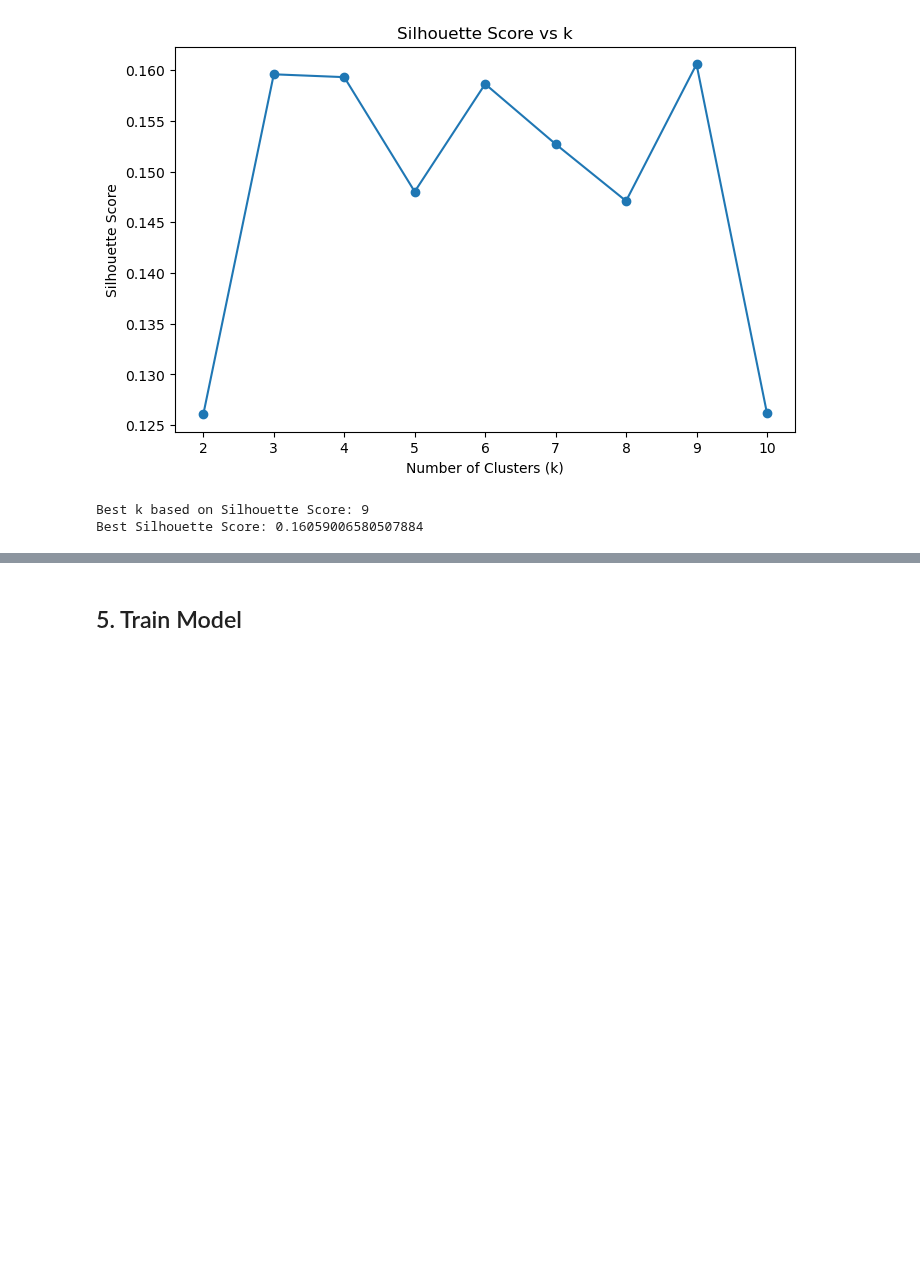
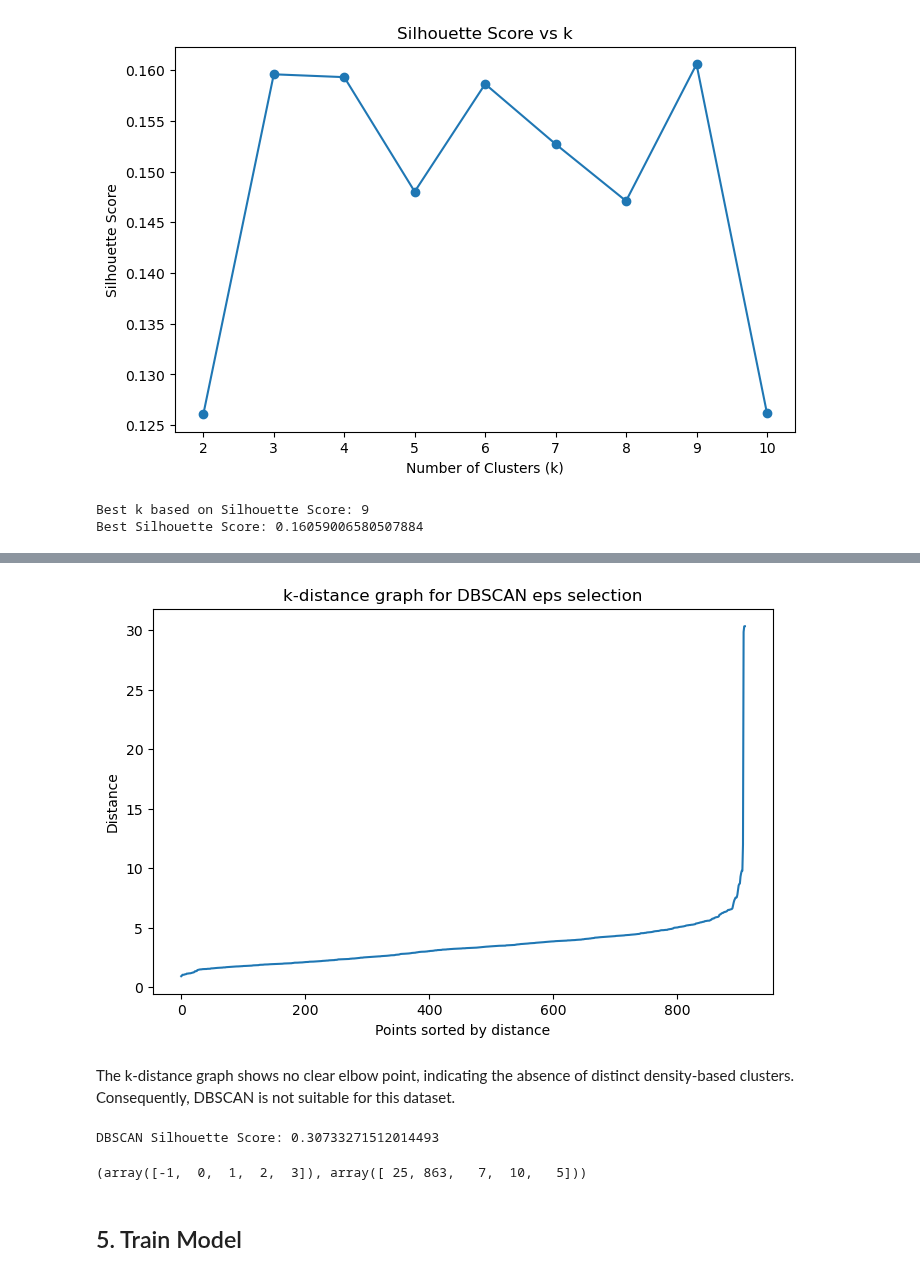
Before and after one commit to alberehap/Project-ML, a Jupyter notebook: unsupervised_models.ipynb, the cells around one changed output, grey strips where cells are left out. Cells and saved outputs as stored; diff of their text form; code cells hidden in the pictures; blank space fills up the shorter version.

```diff
--- a/unsupervised_models.ipynb
+++ b/unsupervised_models.ipynb
@@ -103,3 +140,45 @@ Optimal k = 2
+# %%
+from sklearn.neighbors import NearestNeighbors
+import numpy as np
+import matplotlib.pyplot as plt
+
+neighbors = NearestNeighbors(n_neighbors=5)
+neighbors_fit = neighbors.fit(df_pca)
+distances, indices = neighbors_fit.kneighbors(df_pca)
+
+distances = np.sort(distances[:,4])
+
+plt.figure(figsize=(8,5))
+plt.plot(distances)
+plt.title("k-distance graph for DBSCAN eps selection")
+plt.ylabel("Distance")
+plt.xlabel("Points sorted by distance")
+plt.show()
+# %% [output]
+[figure, added]
+# %% [markdown]
+The k-distance graph shows no clear elbow point, indicating the absence of distinct density-based clusters. Consequently, DBSCAN is not suitable for this dataset.
+# %%
+dbscan = DBSCAN(eps=6, min_samples=5)
+dbscan_labels = dbscan.fit_predict(df_pca)
+
+
+# Remove noise points (-1) for silhouette calculation
+mask = dbscan_labels != -1
+
+
+if len(set(dbscan_labels[mask])) > 1:
+  dbscan_silhouette = silhouette_score(df_pca[mask], dbscan_labels[mask])
+  print("DBSCAN Silhouette Score:", dbscan_silhouette)
+else:
+  print("DBSCAN produced only one cluster or noise")
+# %% [output]
+DBSCAN Silhouette Score: 0.30733271512014493
+# %%
+import numpy as np
+np.unique(dbscan_labels, return_counts=True)
+# %% [output]
+(array([-1,  0,  1,  2,  3]), array([ 25, 863,   7,  10,   5]))
 # %% [markdown]
 ## 5. Train Model
 # %%
```
Also changed, not shown: parts of 8 cells of this notebook.
